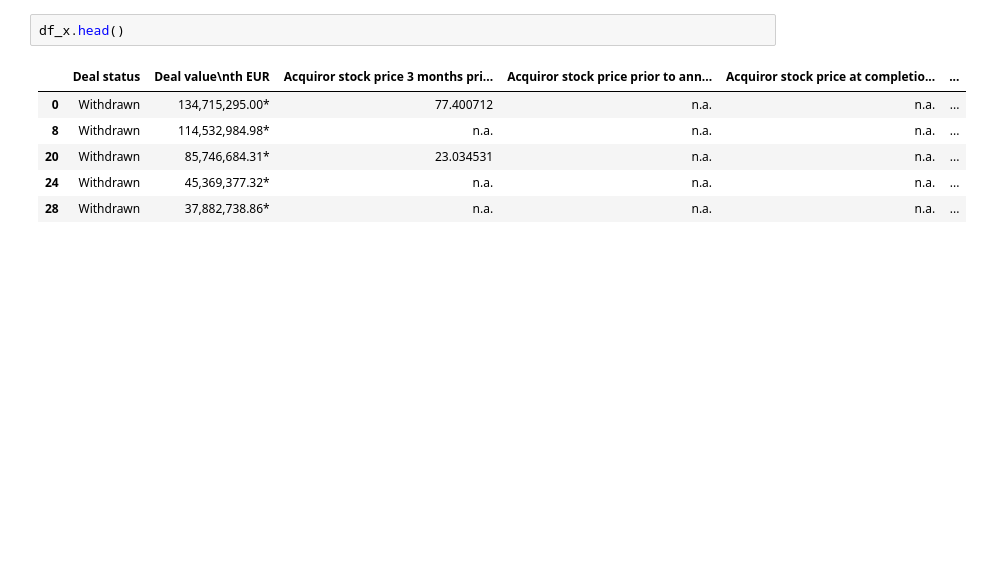
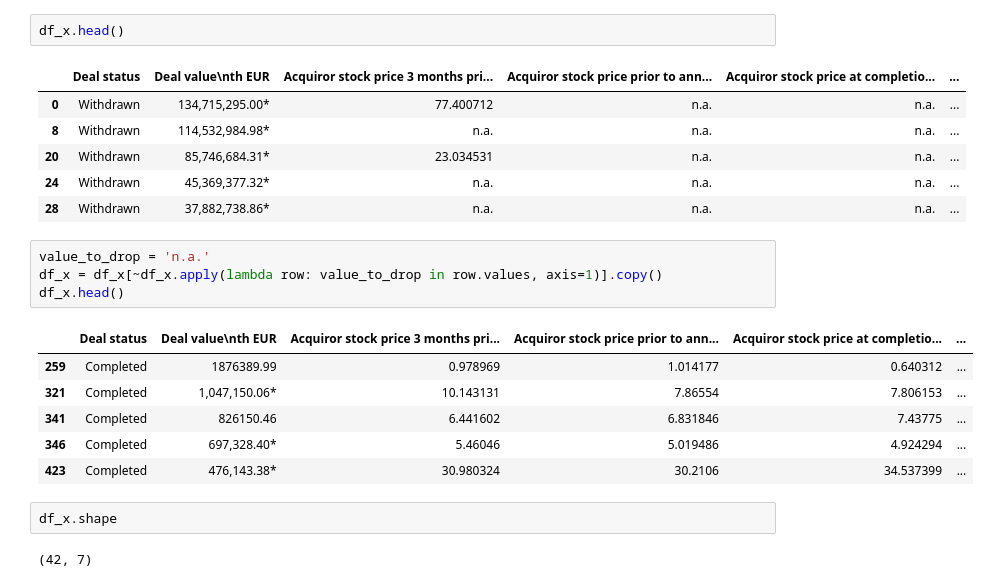
Before and after one commit to SimonRbk95/Strategy_Analytics, a Jupyter notebook: Assignment_1/Assignment_1.ipynb, the cells around one changed output. Cells and saved outputs as stored; diff of their text form; blank space fills up the shorter version.

Commit message:
drop missing values

```diff
--- a/Assignment_1/Assignment_1.ipynb
+++ b/Assignment_1/Assignment_1.ipynb
@@ -94,3 +94,18 @@ df_x.head()
 | 20 | Withdrawn | 85,746,684.31* | 23.034531 | n.a. | n.a. | ... |
 | 24 | Withdrawn | 45,369,377.32* | n.a. | n.a. | n.a. | ... |
 | 28 | Withdrawn | 37,882,738.86* | n.a. | n.a. | n.a. | ... |
+# %%
+value_to_drop = 'n.a.'
+df_x = df_x[~df_x.apply(lambda row: value_to_drop in row.values, axis=1)].copy()
+df_x.head()
+# %% [output]
+|  | Deal status | Deal value\nth EUR | Acquiror stock price 3 months pri... | Acquiror stock price prior to ann... | Acquiror stock price at completio... | ... |
+| 259 | Completed | 1876389.99 | 0.978969 | 1.014177 | 0.640312 | ... |
+| 321 | Completed | 1,047,150.06* | 10.143131 | 7.86554 | 7.806153 | ... |
+| 341 | Completed | 826150.46 | 6.441602 | 6.831846 | 7.43775 | ... |
+| 346 | Completed | 697,328.40* | 5.46046 | 5.019486 | 4.924294 | ... |
+| 423 | Completed | 476,143.38* | 30.980324 | 30.2106 | 34.537399 | ... |
+# %%
+df_x.shape
+# %% [output]
+(42, 7)
```
